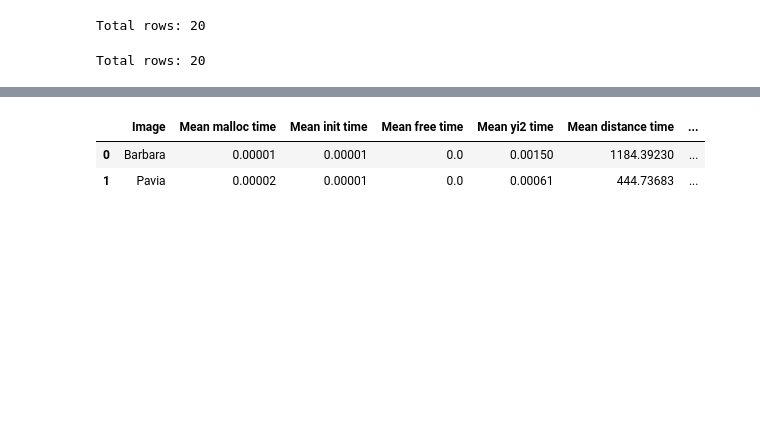
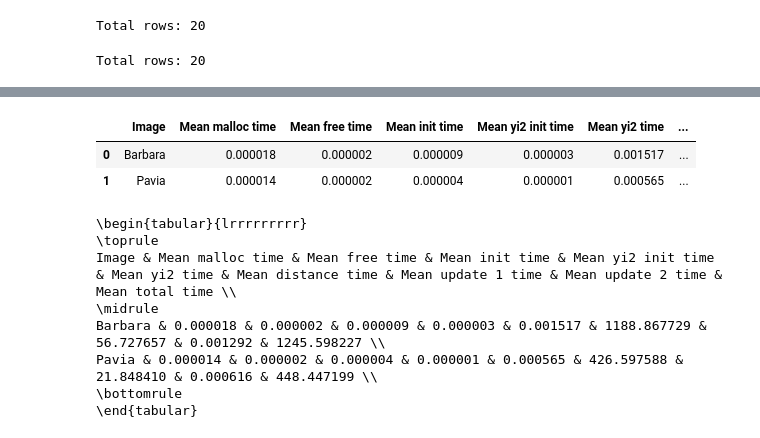
Before and after one commit to Caalicer/PAE_Practicas, a Jupyter notebook: P4_kmeans/doc/code/kmeans_sequential.ipynb, the cells around one changed output, grey strips where cells are left out. Drawn from its saved outputs; the diff is of its cells as text; code cells hidden in the pictures; blank space fills up the shorter version.

```diff
--- a/P4_kmeans/doc/code/kmeans_sequential.ipynb
+++ b/P4_kmeans/doc/code/kmeans_sequential.ipynb
@@ -26,8 +26,8 @@ else :
 # %%
 data = pd.read_csv(data_file, sep=',', header=None)
 
-columns = ['image_path', 'clusters', 'image_size', 'iterations', 'overhead', 'read', 'standardize', 'kmeans_malloc', 'kmeans_init', 'kmeans_yi2', 'kmeans_distance', 'kmeans_update', 'kmeans_free', 'kmeans_total', 'kmeans_error', 'kmeans_error_time', 'save', 'free', 'total']
-headers = ['Image path', 'Clusters', 'Image size', 'Iterations', 'Overhead', 'Read', 'Standardize', 'KMeans malloc', 'KMeans init', 'KMeans yi2', 'KMeans distance', 'KMeans update', 'KMeans free', 'KMeans total', 'KMeans error', 'KMeans error time', 'Save', 'Free', 'Total']
+columns = ['image_path', 'clusters', 'image_size', 'iterations', 'overhead', 'read', 'standardize', 'kmeans_malloc', 'kmeans_init', 'kmeans_yi2_init', 'kmeans_yi2', 'kmeans_distance', 'kmeans_update_1', 'kmeans_update_2', 'kmeans_free', 'kmeans_total', 'kmeans_error', 'kmeans_error_time', 'save', 'free', 'total']
+headers = ['Image path', 'Clusters', 'Image size', 'Iterations', 'Overhead', 'Read', 'Standardize', 'KMeans malloc', 'KMeans init', 'KMeans yi2 init', 'KMeans yi2', 'KMeans distance', 'KMeans update 1', 'KMeans update 2', 'KMeans free', 'KMeans total', 'KMeans error', 'KMeans error time', 'Save', 'Free', 'Total']
 
 data.columns = columns
 
@@ -121,43 +127,57 @@ for image, group in data.groupby('image'):
 
 	# Sequential part
 	mean_malloc_time = group['kmeans_malloc'].mean()
+	mean_free_time = group['kmeans_free'].mean()
 	mean_init_time = group['kmeans_init'].mean()
-	mean_free_time = group['kmeans_free'].mean()
+	mean_yi2_init_time = group['kmeans_yi2_init'].mean()
 	mean_yi2_time = group['kmeans_yi2'].mean()
 	mean_distance_time = group['kmeans_distance'].mean()
-	mean_update_time = group['kmeans_update'].mean()
+	mean_update_time_1 = group['kmeans_update_1'].mean()
+	mean_update_time_2 = group['kmeans_update_2'].mean()
 
-	mean_total_time = mean_malloc_time + mean_init_time + mean_free_time + mean_yi2_time + mean_distance_time + mean_update_time
+	mean_total_time = mean_malloc_time + mean_free_time + mean_init_time + mean_yi2_init_time + mean_yi2_time + mean_distance_time + mean_update_time_1 + mean_update_time_2
 
 	summary_data.append([
 		image,
 		mean_malloc_time,
+		mean_free_time,
 		mean_init_time,
-		mean_free_time,
+		mean_yi2_init_time,
 		mean_yi2_time,
 		mean_distance_time,
-		mean_update_time,
+		mean_update_time_1,
+		mean_update_time_2,
 		mean_total_time,
 	])
 
 summary_df = pd.DataFrame(summary_data, columns=[
 	'Image',
 	'Mean malloc time',
+	'Mean free time',
 	'Mean init time',
-	'Mean free time',
+	'Mean yi2 init time',
 	'Mean yi2 time',
 	'Mean distance time',
-	'Mean update time',
+	'Mean update 1 time',
+	'Mean update 2 time',
 	'Mean total time',
 ])
 
-summary_df = summary_df.round(5)
+summary_df = summary_df.round(6)
 
 display(summary_df)
 
-# Save summary DataFrame to LaTeX
-# summary_df.to_latex(os.path.join(images_dir, 'summary_df.tex'), index=False, float_format="%.5f")
+latex_table = summary_df.to_latex(index=False, float_format="%.6f")
+print(latex_table)
 # %% [output]
-|  | Image | Mean malloc time | Mean init time | Mean free time | Mean yi2 time | Mean distance time | ... |
-| 0 | Barbara | 0.00001 | 0.00001 | 0.0 | 0.00150 | 1184.39230 | ... |
-| 1 | Pavia | 0.00002 | 0.00001 | 0.0 | 0.00061 | 444.73683 | ... |
+|  | Image | Mean malloc time | Mean free time | Mean init time | Mean yi2 init time | Mean yi2 time | ... |
+| 0 | Barbara | 0.000018 | 0.000002 | 0.000009 | 0.000003 | 0.001517 | ... |
+| 1 | Pavia | 0.000014 | 0.000002 | 0.000004 | 0.000001 | 0.000565 | ... |
+\begin{tabular}{lrrrrrrrrr}
+\toprule
+Image & Mean malloc time & Mean free time & Mean init time & Mean yi2 init time & Mean yi2 time & Mean distance time & Mean update 1 time & Mean update 2 time & Mean total time \\
+\midrule
+Barbara & 0.000018 & 0.000002 & 0.000009 & 0.000003 & 0.001517 & 1188.867729 & 56.727657 & 0.001292 & 1245.598227 \\
+Pavia & 0.000014 & 0.000002 & 0.000004 & 0.000001 & 0.000565 & 426.597588 & 21.848410 & 0.000616 & 448.447199 \\
+\bottomrule
+\end{tabular}
```
Also changed, not shown: parts of 2 cells of this notebook, 2 other files.
